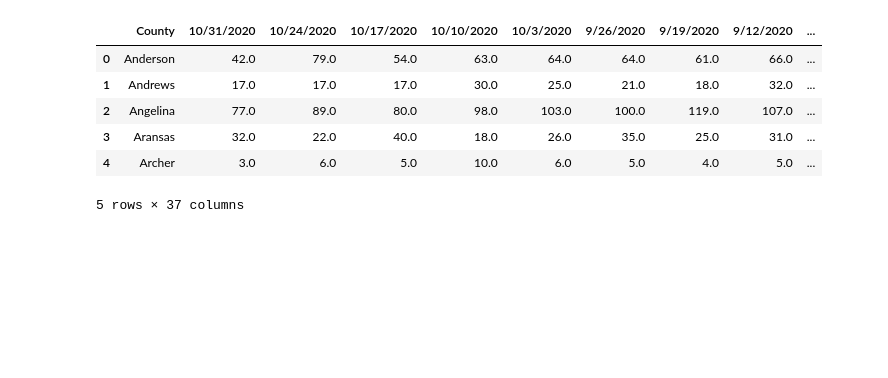
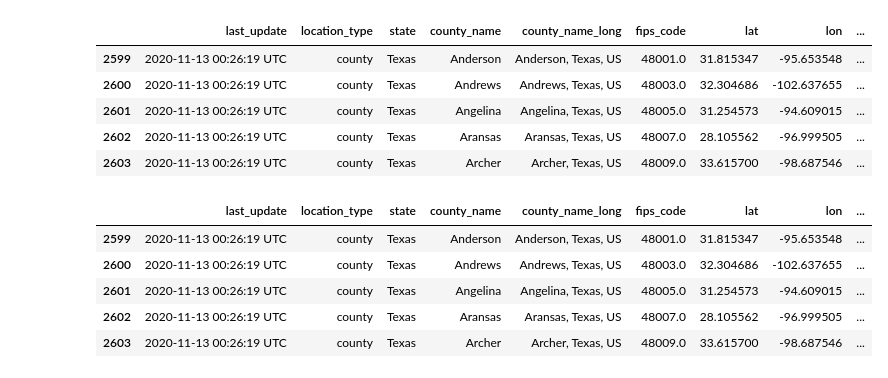
Before and after one commit to inkosi-codes/Covid-19-and-Low-Income-Communities, a Jupyter notebook: src/Covid_and_low_income_communities.ipynb, the cells around one changed output. Saved outputs shown, nothing was run; the diff lists cells and outputs as text; code cells hidden in the pictures; blank space fills up the shorter version.

```diff
--- a/src/Covid_and_low_income_communities.ipynb
+++ b/src/Covid_and_low_income_communities.ipynb
@@ -34,6 +33,6 @@ for csv in dataset_filelist:
             else:
                unemployemet_dataset =  (os.path.join(root, csv))
 # %%
-covid_dataset1 = pd.read_csv(covid_dataset1)
-covid_dataset2 = pd.read_csv(covid_dataset2)
+ConfirmedByCounty_Covid = pd.read_csv(covid_dataset1)
+CaseDeathsBy_County_timeseries = pd.read_csv(covid_dataset2)
 unemployemet_dataset = pd.read_csv(unemployemet_dataset)
@@ -58,10 +39,20 @@ covid_dataset2.head()
-# %%
-unemployemet_dataset.head()
-# %% [output]
-|  | County | 10/31/2020 | 10/24/2020 | 10/17/2020 | 10/10/2020 | 10/3/2020 | 9/26/2020 | 9/19/2020 | 9/12/2020 | ... |
-| 0 | Anderson | 42.0 | 79.0 | 54.0 | 63.0 | 64.0 | 64.0 | 61.0 | 66.0 | ... |
-| 1 | Andrews | 17.0 | 17.0 | 17.0 | 30.0 | 25.0 | 21.0 | 18.0 | 32.0 | ... |
-| 2 | Angelina | 77.0 | 89.0 | 80.0 | 98.0 | 103.0 | 100.0 | 119.0 | 107.0 | ... |
-| 3 | Aransas | 32.0 | 22.0 | 40.0 | 18.0 | 26.0 | 35.0 | 25.0 | 31.0 | ... |
-| 4 | Archer | 3.0 | 6.0 | 5.0 | 10.0 | 6.0 | 5.0 | 4.0 | 5.0 | ... |
-5 rows × 37 columns
+# %%
+Texas_ConfirmedByCounty_Covid = ConfirmedByCounty_Covid.loc[ConfirmedByCounty_Covid['state'] == 'Texas']
+Texas_ConfirmedByCounty_Covid.head()
+# %% [output]
+|  | last_update | location_type | state | county_name | county_name_long | fips_code | lat | lon | ... |
+| 2599 | 2020-11-13 00:26:19 UTC | county | Texas | Anderson | Anderson, Texas, US | 48001.0 | 31.815347 | -95.653548 | ... |
+| 2600 | 2020-11-13 00:26:19 UTC | county | Texas | Andrews | Andrews, Texas, US | 48003.0 | 32.304686 | -102.637655 | ... |
+| 2601 | 2020-11-13 00:26:19 UTC | county | Texas | Angelina | Angelina, Texas, US | 48005.0 | 31.254573 | -94.609015 | ... |
+| 2602 | 2020-11-13 00:26:19 UTC | county | Texas | Aransas | Aransas, Texas, US | 48007.0 | 28.105562 | -96.999505 | ... |
+| 2603 | 2020-11-13 00:26:19 UTC | county | Texas | Archer | Archer, Texas, US | 48009.0 | 33.615700 | -98.687546 | ... |
+# %%
+Texas_ConfirmedByCounty_Covid = Texas_ConfirmedByCounty_Covid.dropna(subset=['lat','lon'])
+Texas_ConfirmedByCounty_Covid.head()
+# %% [output]
+|  | last_update | location_type | state | county_name | county_name_long | fips_code | lat | lon | ... |
+| 2599 | 2020-11-13 00:26:19 UTC | county | Texas | Anderson | Anderson, Texas, US | 48001.0 | 31.815347 | -95.653548 | ... |
+| 2600 | 2020-11-13 00:26:19 UTC | county | Texas | Andrews | Andrews, Texas, US | 48003.0 | 32.304686 | -102.637655 | ... |
+| 2601 | 2020-11-13 00:26:19 UTC | county | Texas | Angelina | Angelina, Texas, US | 48005.0 | 31.254573 | -94.609015 | ... |
+| 2602 | 2020-11-13 00:26:19 UTC | county | Texas | Aransas | Aransas, Texas, US | 48007.0 | 28.105562 | -96.999505 | ... |
+| 2603 | 2020-11-13 00:26:19 UTC | county | Texas | Archer | Archer, Texas, US | 48009.0 | 33.615700 | -98.687546 | ... |
```
Also changed, not shown: parts of 9 cells of this notebook.
